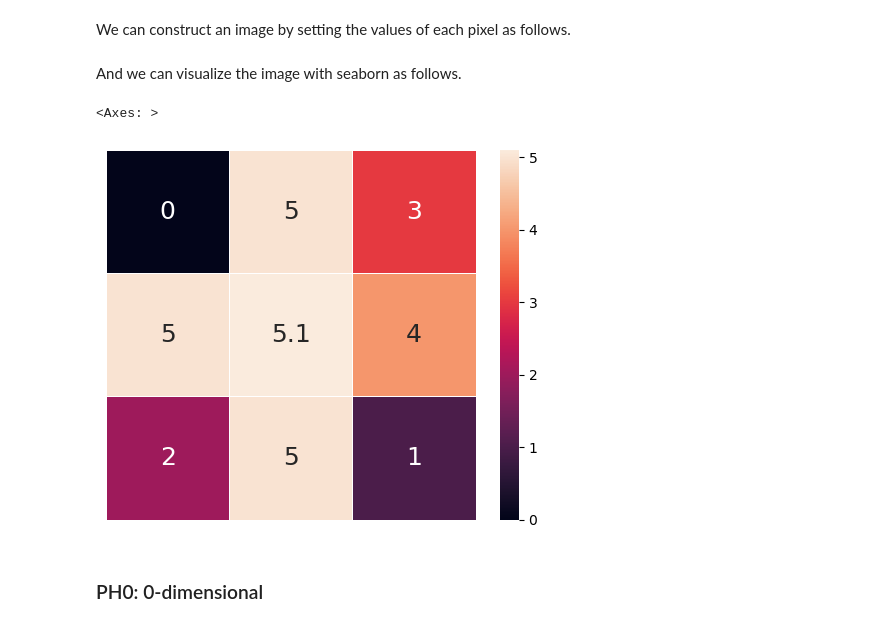
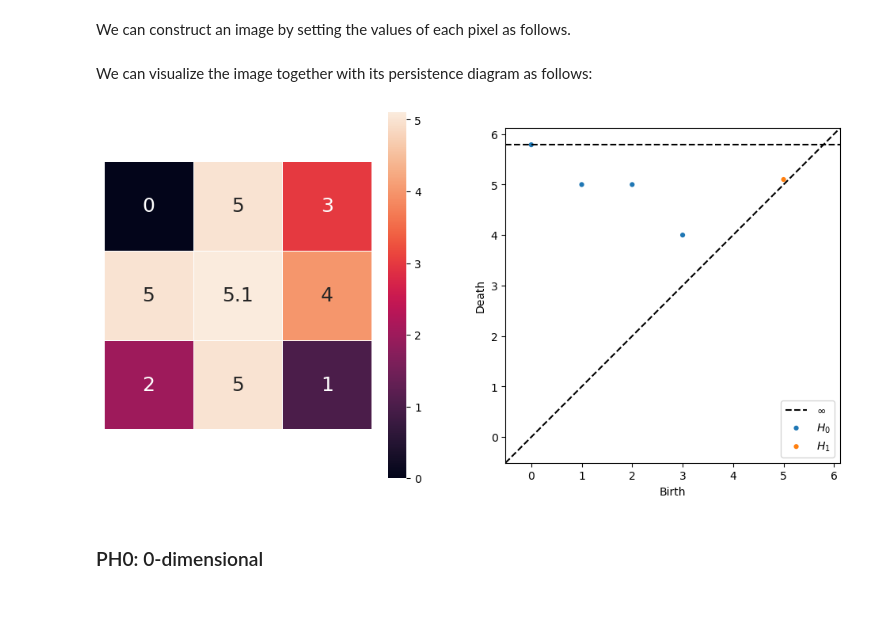
Before and after one commit to mvlier/topapprox, a Jupyter notebook: Interactive Tutorial/Interactive_Tutorial_topapprox.ipynb, the cells around one changed output. Drawn from its saved outputs; the diff is of its cells as text; code cells hidden in the pictures.

```diff
--- a/Interactive_Tutorial_topapprox.ipynb
+++ b/Interactive Tutorial/Interactive_Tutorial_topapprox.ipynb
@@ -32,11 +35,18 @@ img = np.array([[0, 5, 3],\
                 [5,5.1,4],\
                 [2, 5, 1]])
 # %% [markdown]
-And we can visualize the image with seaborn as follows.
+We can visualize the image together with its persistence diagram as follows:
-# %%
-sns.heatmap(img, annot=True, linewidths=0.5, square=True, yticklabels=False, xticklabels=False, annot_kws={"fontsize":18})
-# %% [output]
-<Axes: >
-[figure, removed]
+# %%
+fig, ax = plt.subplots(1, 2, figsize=(12,6))
+
+# plotting image on the left
+sns.heatmap(img, annot=True, linewidths=0.5, square=True, yticklabels=False, xticklabels=False, annot_kws={"fontsize":18}, ax=ax[0])
+
+# computing persistence diagram with cubical ripser
+pd = cripser.computePH(img)
+pd = [pd[pd[:,0]==i,1:3] for i in range(2)] # separate only [birth, death] pairs
+persim.plot_diagrams(pd, ax=ax[1])
+# %% [output]
+[figure, added]
 # %% [markdown]
 ### PH0: 0-dimensional
```
Also changed, not shown: parts of 11 cells of this notebook, 1 other file.
